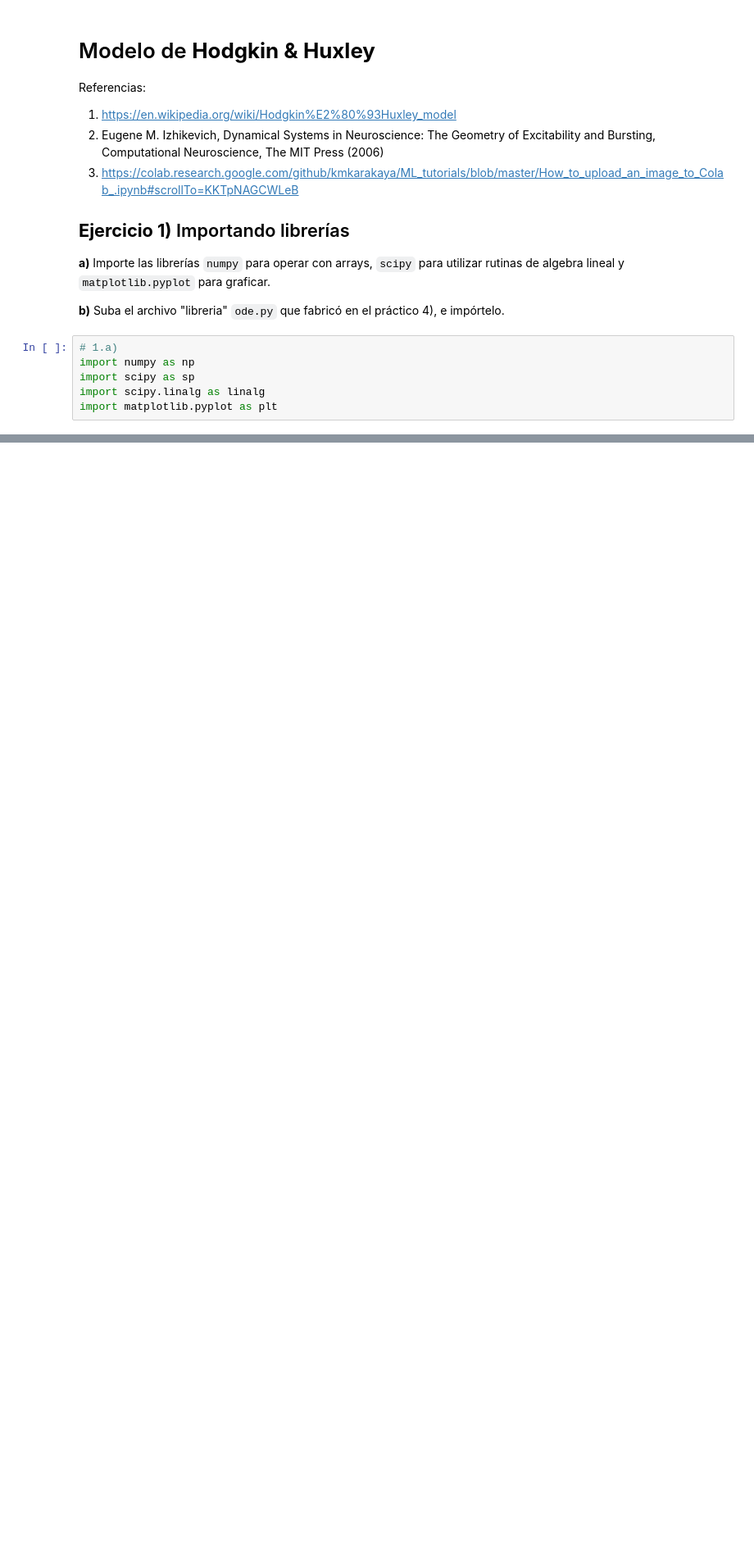
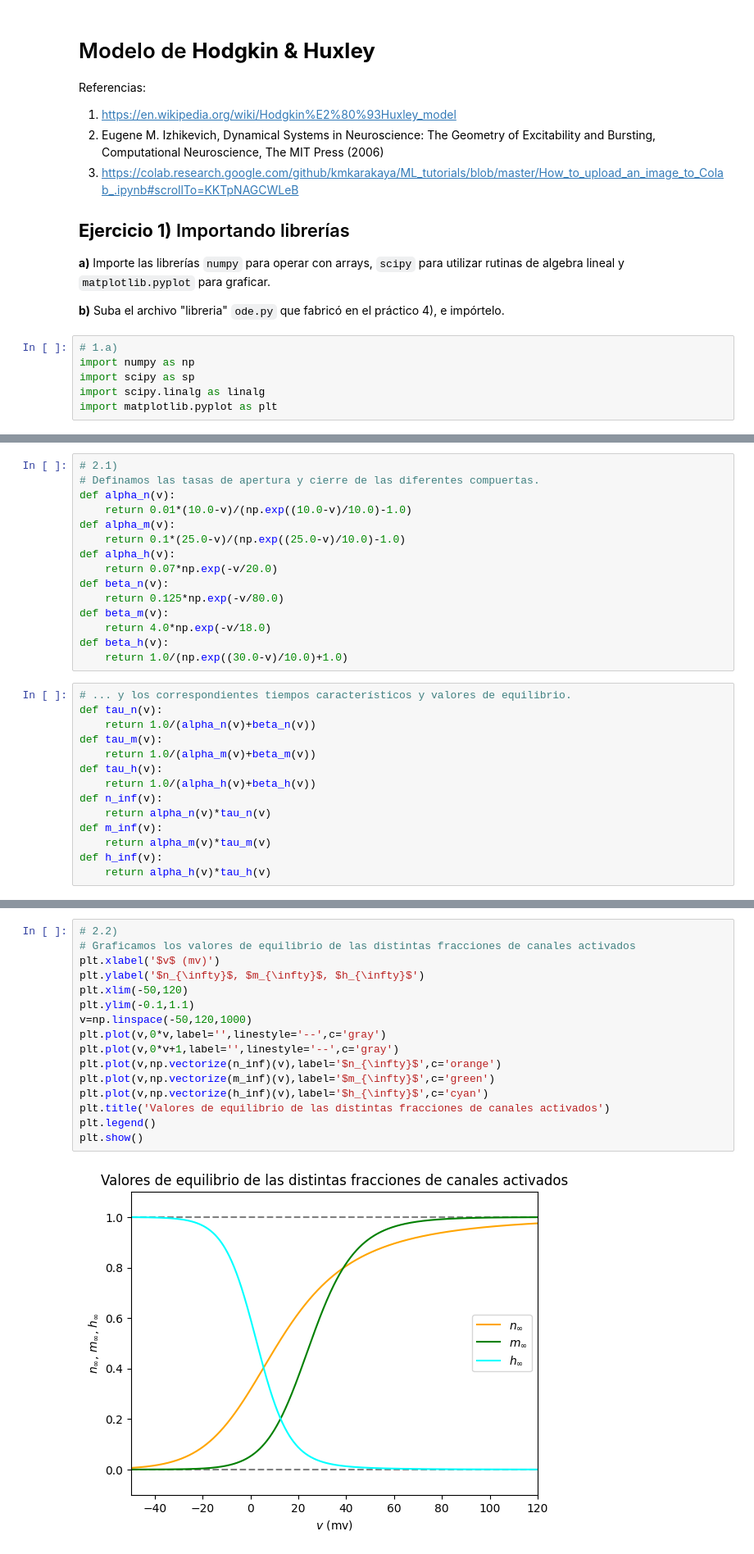
Before and after one commit to marcos626/Redes_neuronales, a Jupyter notebook: Guia 8. El modelo de Hodgkin y Huxley.ipynb, the cells around one changed output, grey strips where cells are left out. Shown: that part at 82% size. Drawn from its saved outputs; the diff is of its cells as text; blank space fills up the shorter version.

```diff
--- a/Guia 8. El modelo de Hodgkin y Huxley.ipynb
+++ b/Guia 8. El modelo de Hodgkin y Huxley.ipynb
@@ -402,0 +229,29 @@ $$
+# %%
+# 2.1)
+# Definamos las tasas de apertura y cierre de las diferentes compuertas.
+def alpha_n(v):
+    return 0.01*(10.0-v)/(np.exp((10.0-v)/10.0)-1.0)
+def alpha_m(v):
+    return 0.1*(25.0-v)/(np.exp((25.0-v)/10.0)-1.0)
+def alpha_h(v):
+    return 0.07*np.exp(-v/20.0)
+def beta_n(v):
+    return 0.125*np.exp(-v/80.0)
+def beta_m(v):
+    return 4.0*np.exp(-v/18.0)
+def beta_h(v):
+    return 1.0/(np.exp((30.0-v)/10.0)+1.0)
+# %%
+# ... y los correspondientes tiempos característicos y valores de equilibrio.
+def tau_n(v):
+    return 1.0/(alpha_n(v)+beta_n(v))
+def tau_m(v):
+    return 1.0/(alpha_m(v)+beta_m(v))
+def tau_h(v):
+    return 1.0/(alpha_h(v)+beta_h(v))
+def n_inf(v):
+    return alpha_n(v)*tau_n(v)
+def m_inf(v):
+    return alpha_m(v)*tau_m(v)
+def h_inf(v):
+    return alpha_h(v)*tau_h(v)
@@ -402,0 +296,18 @@ $$
+# %%
+# 2.2)
+# Graficamos los valores de equilibrio de las distintas fracciones de canales activados
+plt.xlabel('$v$ (mv)')
+plt.ylabel('$n_{\infty}$, $m_{\infty}$, $h_{\infty}$')
+plt.xlim(-50,120)
+plt.ylim(-0.1,1.1)
+v=np.linspace(-50,120,1000)
+plt.plot(v,0*v,label='',linestyle='--',c='gray')
+plt.plot(v,0*v+1,label='',linestyle='--',c='gray')
+plt.plot(v,np.vectorize(n_inf)(v),label='$n_{\infty}$',c='orange')
+plt.plot(v,np.vectorize(m_inf)(v),label='$m_{\infty}$',c='green')
+plt.plot(v,np.vectorize(h_inf)(v),label='$h_{\infty}$',c='cyan')
+plt.title('Valores de equilibrio de las distintas fracciones de canales activados')
+plt.legend()
+plt.show()
+# %% [output]
+[figure, added]
```
Also changed, not shown: parts of 77 cells of this notebook.
